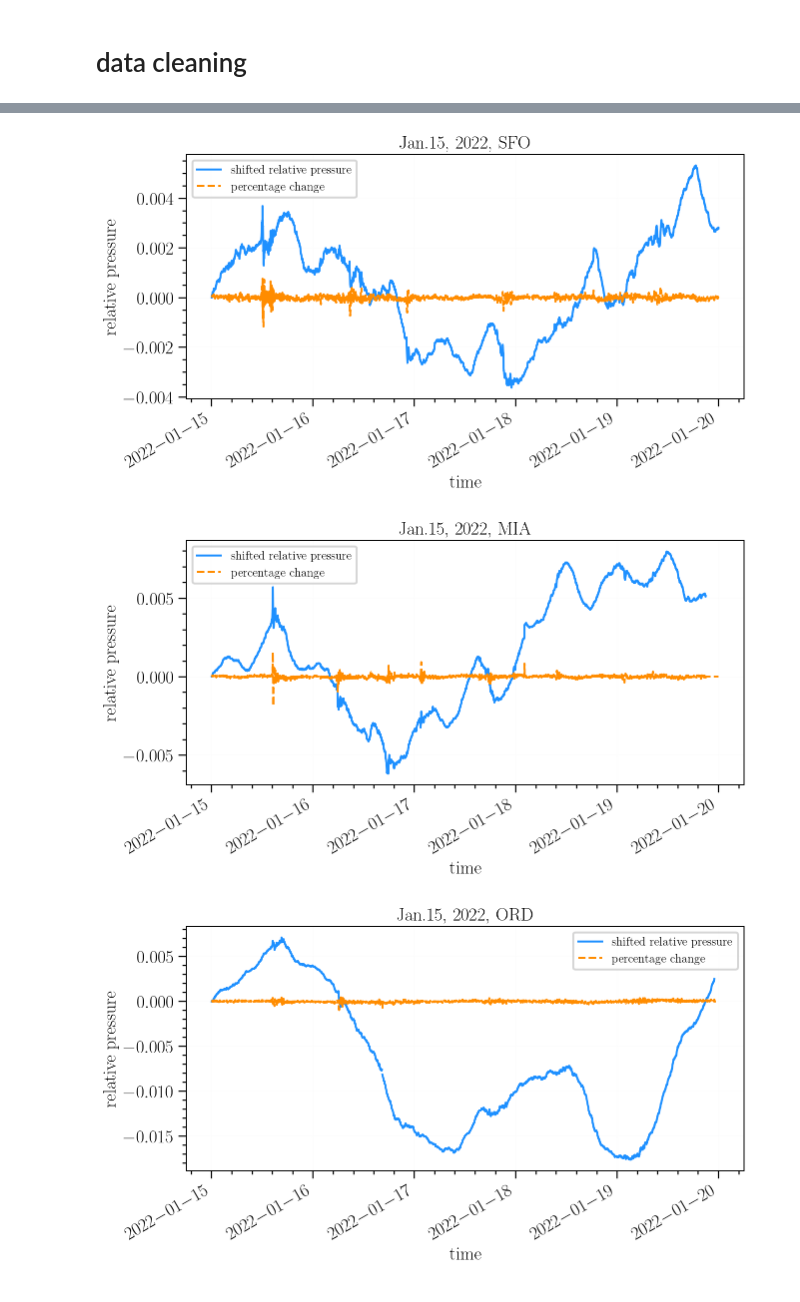
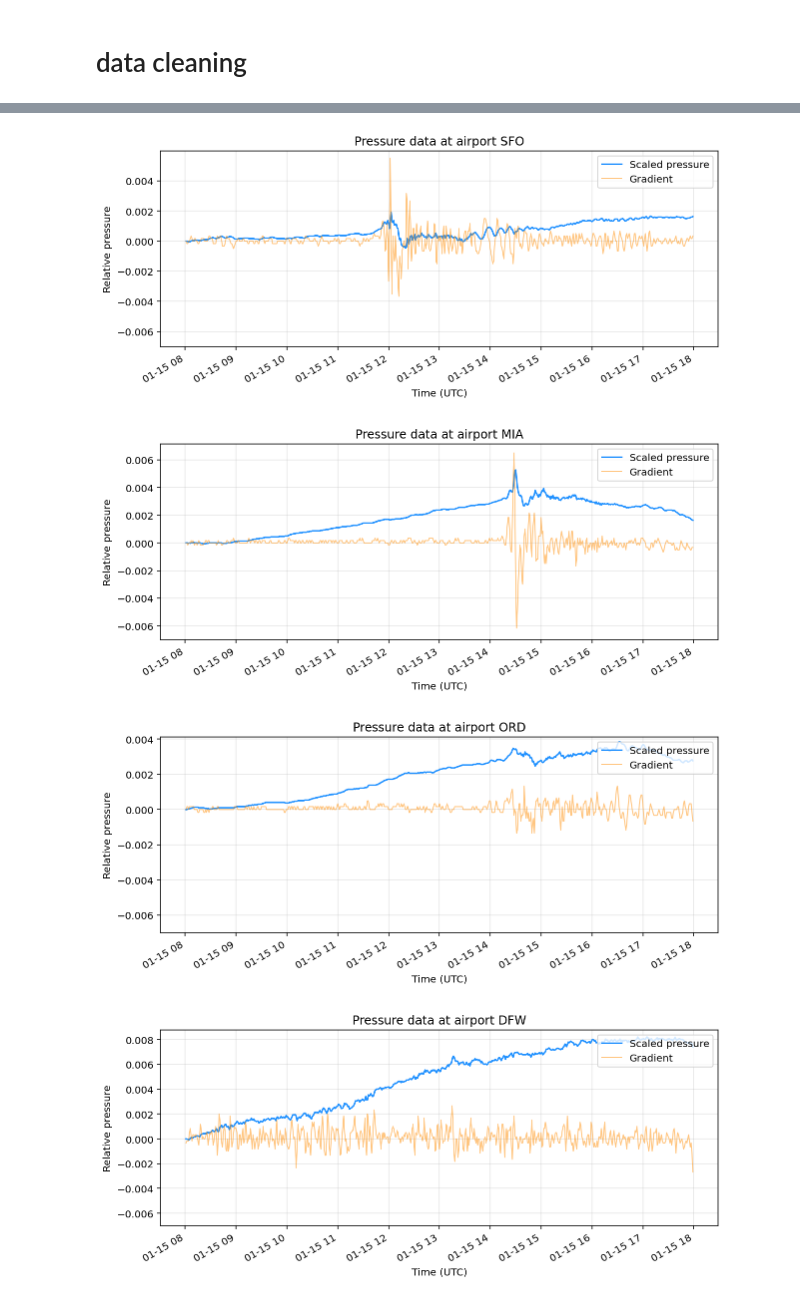
Before and after one commit to yanglyu902/tonga-volcano-shockwave-study, a Jupyter notebook: analysis.ipynb, the cells around one changed output, grey strips where cells are left out. Cells and saved outputs as stored; diff of their text form; code cells hidden in the pictures.

```diff
--- a/analysis.ipynb
+++ b/analysis.ipynb
@@ -19,7 +19,7 @@ simplefilter(action="ignore", category=pd.errors.PerformanceWarning)
 %matplotlib inline
 %config InlineBackend.figure_format = 'retina'
 
-plt.style.use('paper.mplstyle')
+# plt.style.use('paper.mplstyle')
 # %% [markdown]
 # read data
 # %%
@@ -82,15 +86,22 @@ df_world.head()
 | 4 | 326625791 | North America | United States of America | USA | 18560000.0 | MULTIPOLYGON (((-122.84000 49.000... |
 # %% [markdown]
 # data cleaning
+# %%
+# subset?
+
+df_series = df_empty.copy()
+
+date_start = datetime.datetime(2022, 1, 15, 8, 0, 0)
+date_end = datetime.datetime(2022, 1, 15, 18, 0, 0)
+df_series = df_series.loc[(pd.to_datetime(df_series['time']) > date_start) & (df_series['time'] < date_end)]
 # %%
-# clean nulls
-df_series = df_empty.copy()
 df_series = df_series[df_series.columns[df_series.isnull().mean() < 0.9]]
 df_series.head()
 
 stations = df_series.columns[1:]
 
 # delete stations with no data
+df_stations = df_all_stations.copy()
 for s in df_stations['station']:
     if s not in stations:
         df_stations.drop(df_stations[df_stations['station']==s].index, inplace=True)
@@ -103,27 +163,40 @@ print(df_stations.shape)
 # %%
 # visualize pressure gradients for a station
 def show_gradient(s):
-    fig, ax = plt.subplots(figsize=(10,5))
-    ax.plot(df_series['time'], -1 + df_series[s]/df_series[s][0], label='shifted relative pressure', color='dodgerblue')
-    ax.plot(df_series['time'], df_series[s].pct_change(periods=5), '--', label='percentage change', color='darkorange')
+    fig, ax = plt.subplots(figsize=(10,4))
+    ax.plot(df_series['time'], -1 + df_series[s]/df_series[s].iloc[0], label='Scaled pressure', color='dodgerblue')
+    ax.plot(df_series['time'], np.gradient(df_series[s], 3), '-', lw=1, label='Gradient', color='darkorange', alpha=0.5)
 
-    # ax.xaxis.set_major_locator(mdates.HourLocator(interval=1))
-    # ax.xaxis.set_major_formatter(mdates.DateFormatter('%H:%M'))
+    # ax.xaxis.set_major_locator(mdates.HourLocator(interval=12))
+    # ax.xaxis.set_major_formatter(mdates.DateFormatter('%D:%H'))
     # ax.xaxis.set_minor_locator(mdates.MinuteLocator(interval=6))
-    ax.set_xlabel('time')
-    ax.set_ylabel('relative pressure')
+
+    # plt.axvline(pd.to_datetime('2022-01-15 04:14:00'), linestyle='--', color='r', label='Erruption')
+
+    # plt.scatter(forward_t[0], -0.006, marker='^', color='m', label='Forward pass')
+    # plt.scatter(backward_t[0], -0.006, marker='^', color='c', label='Backward pass')
+    # for i in range(1, len(forward_t)):
+    #     plt.plot(forward_t[i], -0.006, marker='^', color='m')
+    #     plt.plot(backward_t[i], -0.006, marker='^', color='c')
+
+
+    ax.set_xlabel('Time (UTC)')
+    ax.set_ylabel('Relative pressure')
+    plt.ylim(-0.007,)
     plt.gcf().autofmt_xdate() # Rotation
-    plt.legend()
+    plt.legend(loc='upper right')
     plt.grid(alpha=0.3)
-    plt.title('Jan.15, 2022, ' + s)
+    plt.title('Pressure data at airport ' + s)
     plt.show()
 # %%
 show_gradient('SFO')
 show_gradient('MIA')
 show_gradient('ORD')
+show_gradient('DFW')
 # %% [output]
-[figure, old version]
+[figure, new version]
-[figure, old version]
+[figure, new version]
-[figure, old version]
+[figure, new version]
+[figure, added]
 # %%
 # calculate percent change and find time of shock wave arriving
```
Also changed, not shown: parts of 22 cells of this notebook, 3 other files.
